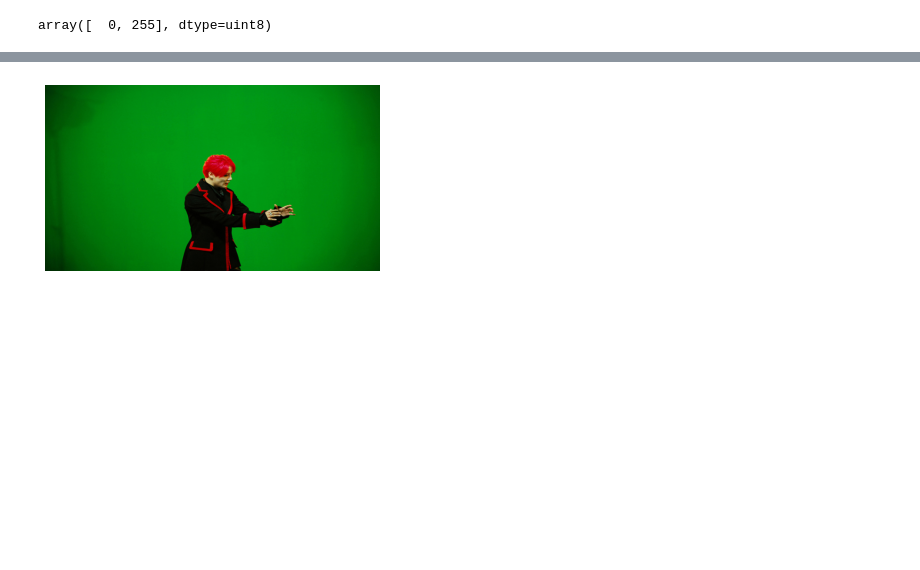
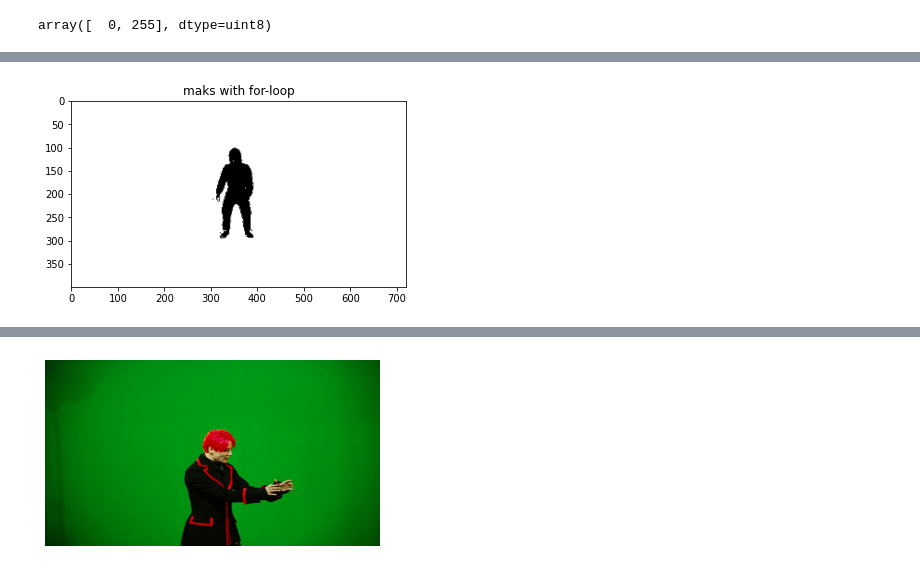
Before and after one commit to yongduek/MAS-2011, a Jupyter notebook: chroma_keying.ipynb, the cells around one changed output, grey strips where cells are left out. Cells and saved outputs as stored; diff of their text form; code cells hidden in the pictures; blank space fills up the shorter version.

```diff
--- a/chroma_keying.ipynb
+++ b/chroma_keying.ipynb
@@ -181,0 +200,12 @@ imshow(comp4)
+# %%
+# double for-loop
+mask_for = np.zeros((hsv.shape[0], hsv.shape[1]), dtype='uint8')
+lowerb, upperb = 60, 70
+for r in range(hsv.shape[0]):
+    for c in range(hsv.shape[1]):
+        hue = hsv[r,c,0]
+        if lowerb <= hue < upperb:
+            mask_for[r,c] = 1
+plt.imshow(mask_for, cmap='gray'); plt.title("maks with for-loop");
+# %% [output]
+[figure, added]
```
Also changed, not shown: parts of 22 cells of this notebook, 3 other files.
